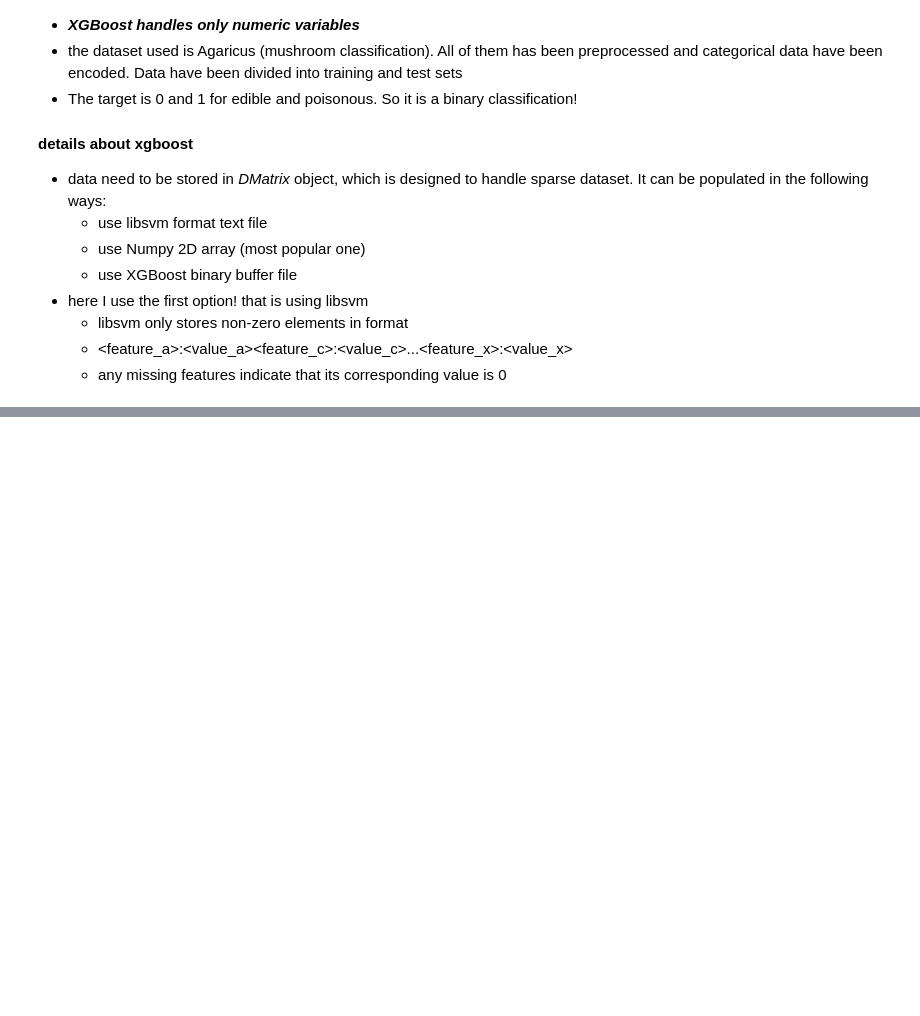
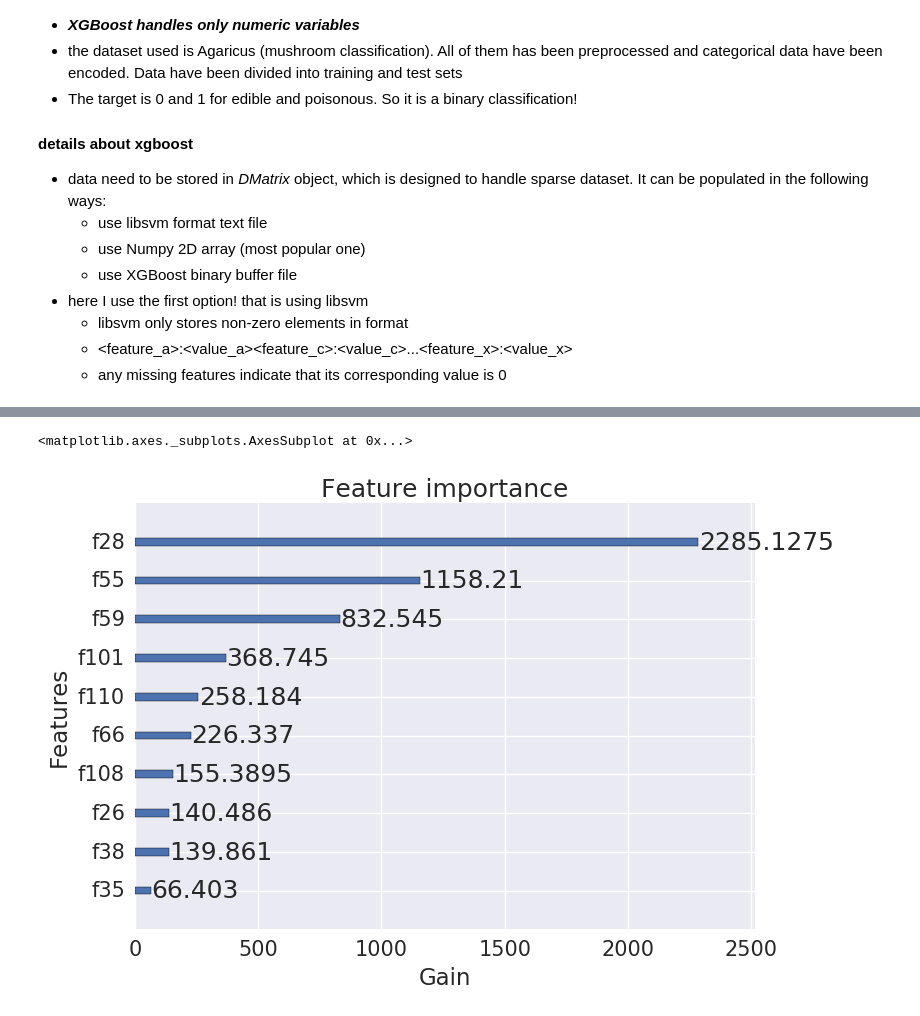
Before and after one commit to phuang7008/machine_learning, a Jupyter notebook: boost_tests.ipynb, the cells around one changed output, grey strips where cells are left out. Cells and saved outputs as stored; diff of their text form; code cells hidden in the pictures; blank space fills up the shorter version.

```diff
--- a/boost_tests.ipynb
+++ b/boost_tests.ipynb
@@ -212,0 +242,19 @@ AttributeError: 'module' object has no attribute 'DMatrix'
+# %%
+# setting parameters
+params = { 'objective':'binary:logistic',
+           'max_depth':2,
+           'silent':1,
+           'eta':1}
+
+num_rounds = 5
+
+# do training
+#dt = xgb.train(params, dtrain, num_rounds)
+
+# you could add a watchlist to the training
+watch_list = [(dtest,'test'), (dtrain,'train')]    # native interface only
+dtt = xgb.train(params, dtrain, num_rounds, watch_list)
+
+# prediction
+pred_prob = dtt.predict(dtest)
+print(pred_prob[:5])
@@ -212,0 +298,9 @@ AttributeError: 'module' object has no attribute 'DMatrix'
+# %%
+import seaborn as sns
+
+sns.set(font_scale=1.5)
+
+tree_dump = dtt.get_dump(fmap='data/featmap.txt', with_stats=True)
+
+for tree in tree_dump:
+    print(tree)
@@ -212,0 +335,5 @@ AttributeError: 'module' object has no attribute 'DMatrix'
+# %%
+xgb.plot_importance(dtt, importance_type='gain', xlabel='Gain')
+# %% [output]
+<matplotlib.axes._subplots.AxesSubplot at 0x...>
+[figure, added]
```
Also changed, not shown: parts of 23 cells of this notebook.
